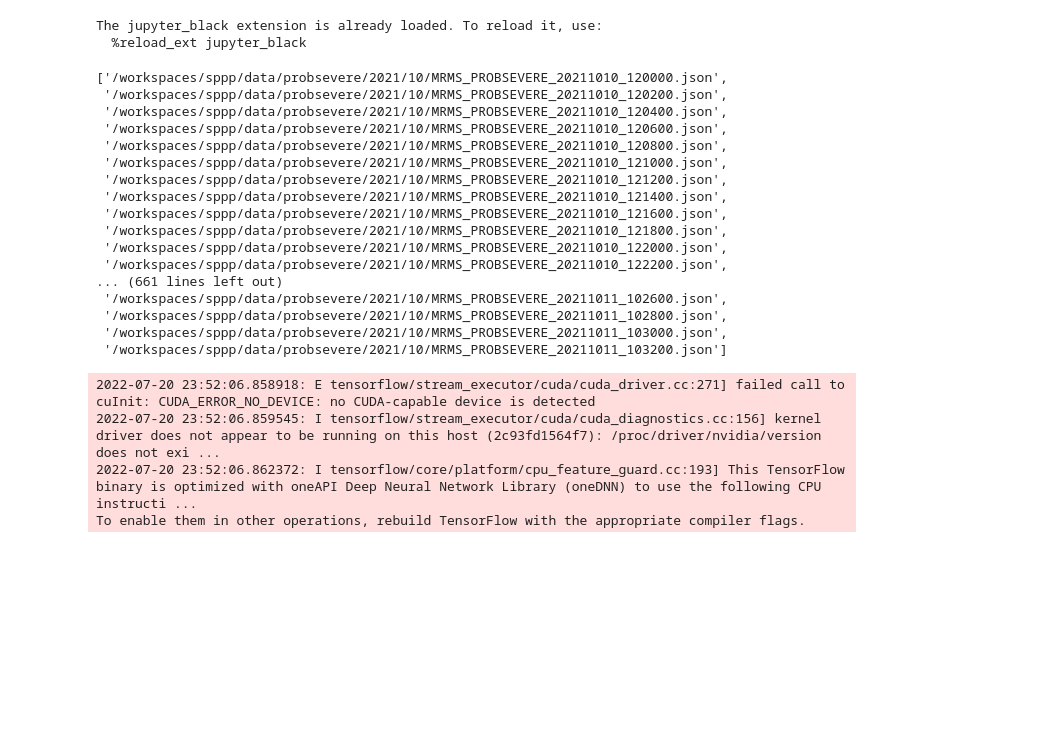
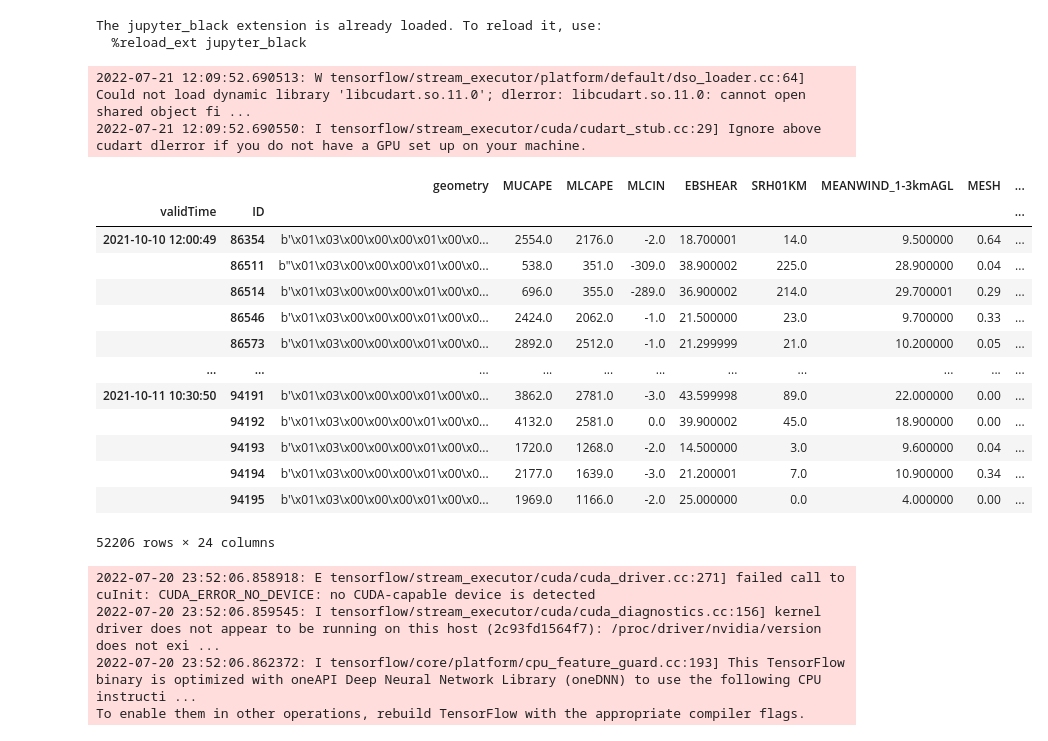
Before and after one commit to leaver2000/sppp, a Jupyter notebook: notebooks/core.ipynb, the cells around one changed output. Saved outputs shown, nothing was run; the diff lists cells and outputs as text; code cells hidden in the pictures; blank space fills up the shorter version.

```diff
--- a/notebooks/core.ipynb
+++ b/notebooks/core.ipynb
@@ -31,25 +31,27 @@ FeatureCollection = NewType("FeatureCollection", dict)
 
 wgs84 = nv.FrameE(name="WGS84")
 
-all_files = sorted(glob("/workspaces/sppp/data/probsevere/2021/**/*.json"))
+# all_files = sorted(glob("/workspaces/sppp/data/probsevere/2021/**/*.json"))
 # %% [output]
-['/workspaces/sppp/data/probsevere/2021/10/MRMS_PROBSEVERE_20211010_120000.json',
- '/workspaces/sppp/data/probsevere/2021/10/MRMS_PROBSEVERE_20211010_120200.json',
- '/workspaces/sppp/data/probsevere/2021/10/MRMS_PROBSEVERE_20211010_120400.json',
- '/workspaces/sppp/data/probsevere/2021/10/MRMS_PROBSEVERE_20211010_120600.json',
- '/workspaces/sppp/data/probsevere/2021/10/MRMS_PROBSEVERE_20211010_120800.json',
- '/workspaces/sppp/data/probsevere/2021/10/MRMS_PROBSEVERE_20211010_121000.json',
- '/workspaces/sppp/data/probsevere/2021/10/MRMS_PROBSEVERE_20211010_121200.json',
- '/workspaces/sppp/data/probsevere/2021/10/MRMS_PROBSEVERE_20211010_121400.json',
- '/workspaces/sppp/data/probsevere/2021/10/MRMS_PROBSEVERE_20211010_121600.json',
- '/workspaces/sppp/data/probsevere/2021/10/MRMS_PROBSEVERE_20211010_121800.json',
- '/workspaces/sppp/data/probsevere/2021/10/MRMS_PROBSEVERE_20211010_122000.json',
- '/workspaces/sppp/data/probsevere/2021/10/MRMS_PROBSEVERE_20211010_122200.json',
-... (661 lines left out)
- '/workspaces/sppp/data/probsevere/2021/10/MRMS_PROBSEVERE_20211011_102600.json',
- '/workspaces/sppp/data/probsevere/2021/10/MRMS_PROBSEVERE_20211011_102800.json',
- '/workspaces/sppp/data/probsevere/2021/10/MRMS_PROBSEVERE_20211011_103000.json',
- '/workspaces/sppp/data/probsevere/2021/10/MRMS_PROBSEVERE_20211011_103200.json']
+2022-07-21 12:09:52.690513: W tensorflow/stream_executor/platform/default/dso_loader.cc:64] Could not load dynamic library 'libcudart.so.11.0'; dlerror: libcudart.so.11.0: cannot open shared object fi ...
+2022-07-21 12:09:52.690550: I tensorflow/stream_executor/cuda/cudart_stub.cc:29] Ignore above cudart dlerror if you do not have a GPU set up on your machine.
+# %%
+pd.read_parquet("/workspaces/sppp/data/parquet/dfp-2021-10.parquet")
+# %% [output]
+|  |  | geometry | MUCAPE | MLCAPE | MLCIN | EBSHEAR | SRH01KM | MEANWIND_1-3kmAGL | MESH | ... |
+| validTime | ID |  |  |  |  |  |  |  |  | ... |
+| 2021-10-10 12:00:49 | 86354 | b'\x01\x03\x00\x00\x00\x01\x00\x0... | 2554.0 | 2176.0 | -2.0 | 18.700001 | 14.0 | 9.500000 | 0.64 | ... |
+|  | 86511 | b"\x01\x03\x00\x00\x00\x01\x00\x0... | 538.0 | 351.0 | -309.0 | 38.900002 | 225.0 | 28.900000 | 0.04 | ... |
+|  | 86514 | b'\x01\x03\x00\x00\x00\x01\x00\x0... | 696.0 | 355.0 | -289.0 | 36.900002 | 214.0 | 29.700001 | 0.29 | ... |
+|  | 86546 | b'\x01\x03\x00\x00\x00\x01\x00\x0... | 2424.0 | 2062.0 | -1.0 | 21.500000 | 23.0 | 9.700000 | 0.33 | ... |
+|  | 86573 | b'\x01\x03\x00\x00\x00\x01\x00\x0... | 2892.0 | 2512.0 | -1.0 | 21.299999 | 21.0 | 10.200000 | 0.05 | ... |
+| ... | ... | ... | ... | ... | ... | ... | ... | ... | ... | ... |
+| 2021-10-11 10:30:50 | 94191 | b'\x01\x03\x00\x00\x00\x01\x00\x0... | 3862.0 | 2781.0 | -3.0 | 43.599998 | 89.0 | 22.000000 | 0.00 | ... |
+|  | 94192 | b'\x01\x03\x00\x00\x00\x01\x00\x0... | 4132.0 | 2581.0 | 0.0 | 39.900002 | 45.0 | 18.900000 | 0.00 | ... |
+|  | 94193 | b'\x01\x03\x00\x00\x00\x01\x00\x0... | 1720.0 | 1268.0 | -2.0 | 14.500000 | 3.0 | 9.600000 | 0.04 | ... |
+|  | 94194 | b'\x01\x03\x00\x00\x00\x01\x00\x0... | 2177.0 | 1639.0 | -3.0 | 21.200001 | 7.0 | 10.900000 | 0.34 | ... |
+|  | 94195 | b'\x01\x03\x00\x00\x00\x01\x00\x0... | 1969.0 | 1166.0 | -2.0 | 25.000000 | 0.0 | 4.000000 | 0.00 | ... |
+52206 rows × 24 columns
 # %%
 # data transformation and initial loading
 def open_file(filepath: Path) -> FeatureCollection:
```
Also changed, not shown: 4 other files.
